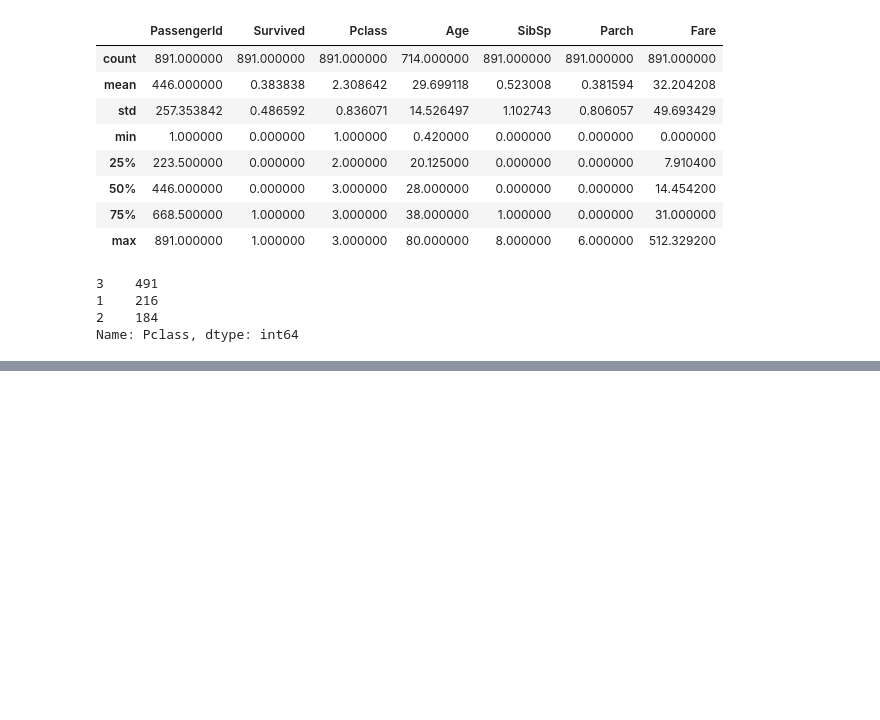
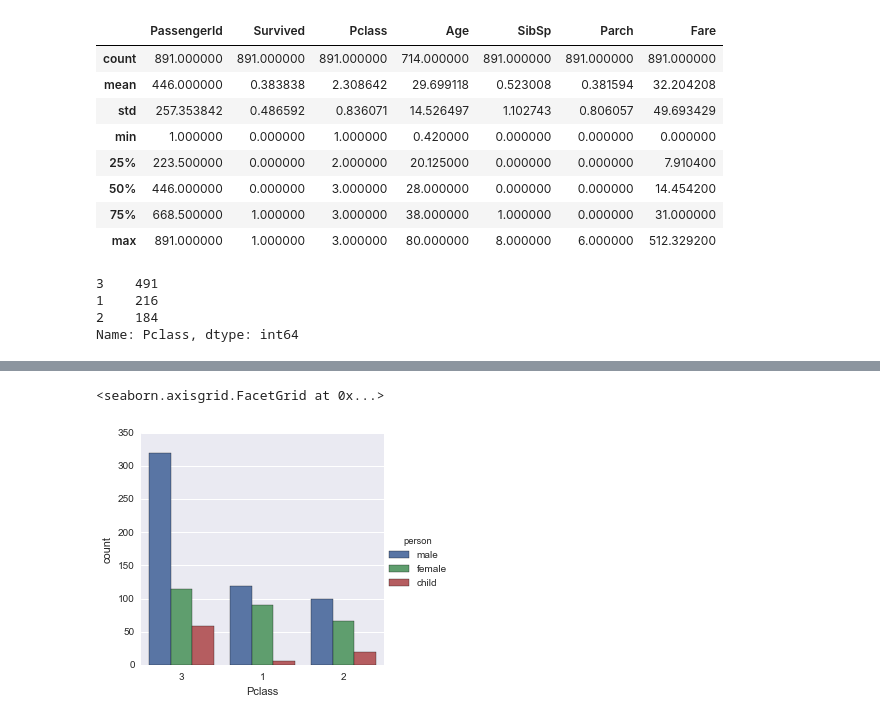
Before and after one commit to ruslana-d/Titanic, a Jupyter notebook: titanic_exploratory.ipynb, the cells around one changed output, grey strips where cells are left out. Drawn from its saved outputs; the diff is of its cells as text; code cells hidden in the pictures; blank space fills up the shorter version.

```diff
--- a/titanic_exploratory.ipynb
+++ b/titanic_exploratory.ipynb
@@ -83,0 +110,10 @@ Name: Pclass, dtype: int64
+# %%
+# create a column for M,F,C=child
+def make_person(passenger):
+    age,sex = passenger
+    if age < 16:
+        return 'child'
+    else:
+        return sex
+# %%
+train['person'] = train[['Age','Sex']].apply(make_person,axis=1)
@@ -83,0 +127,5 @@ Name: Pclass, dtype: int64
+# %%
+sns.factorplot('Pclass', data=train, kind='count', hue='person')
+# %% [output]
+<seaborn.axisgrid.FacetGrid at 0x...>
+[figure, added]
```
Also changed, not shown: parts of 36 cells of this notebook.
